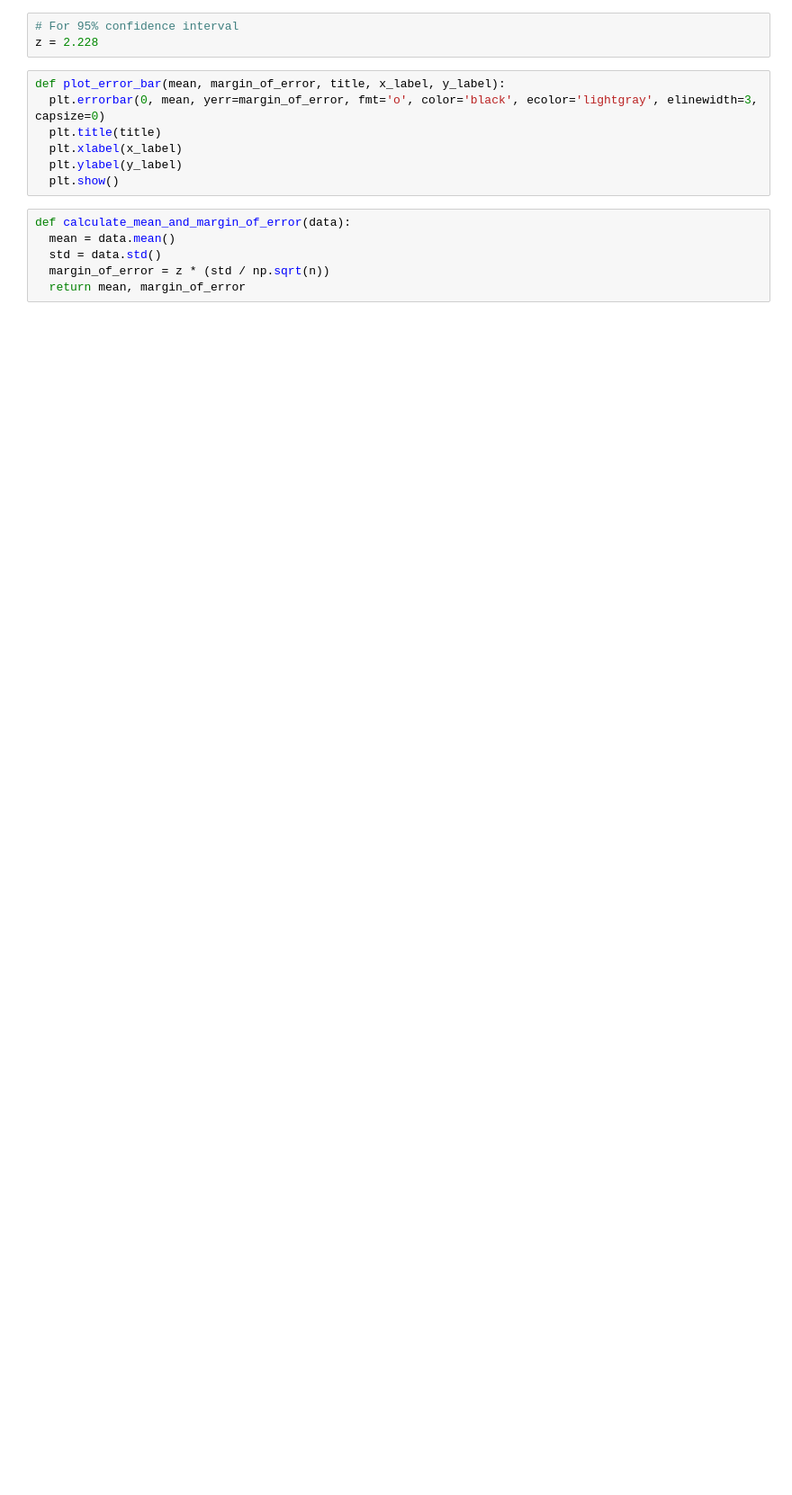
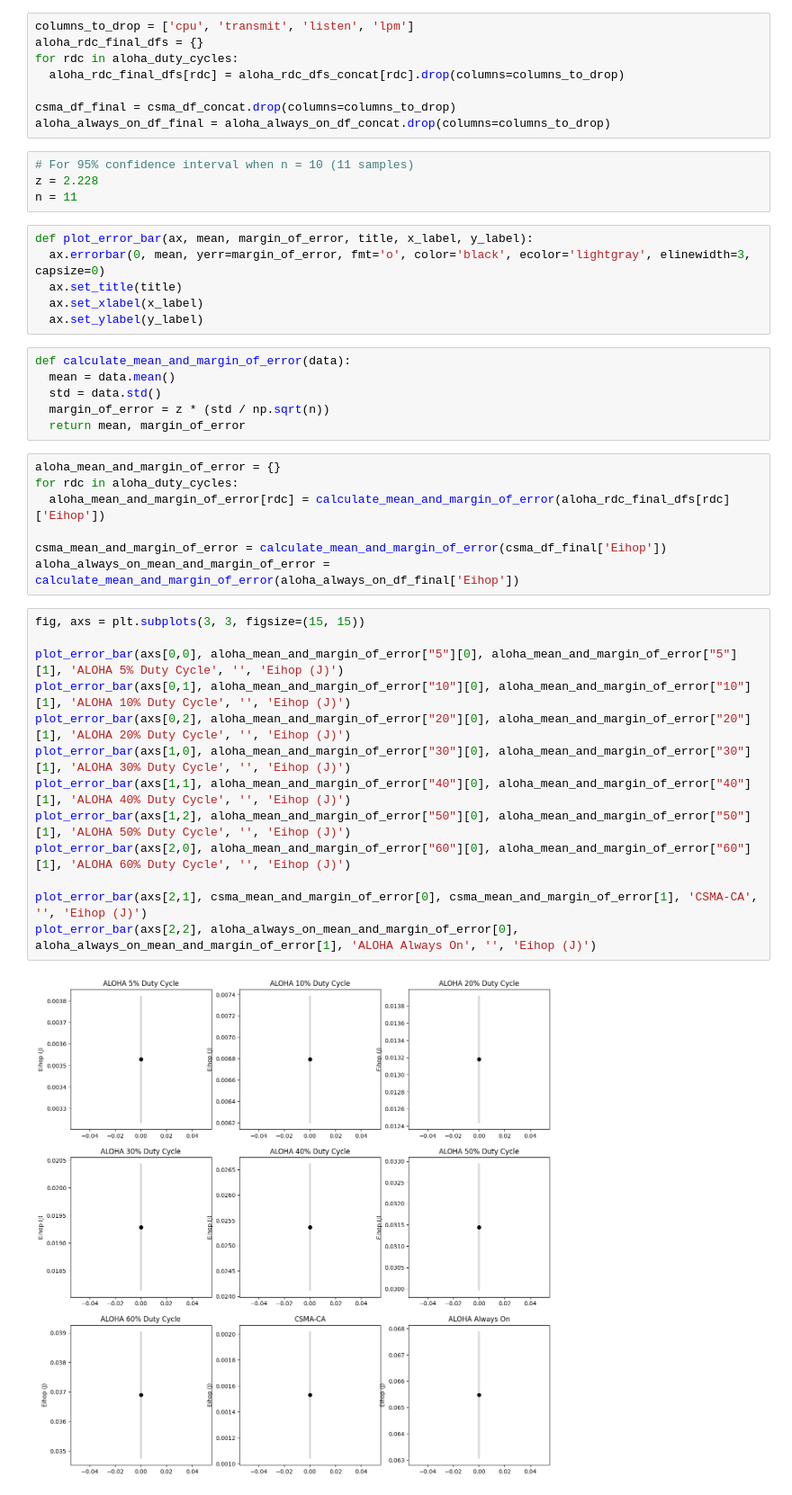
Before and after one commit to KilnerJhow/contiki-aloha, a Jupyter notebook: tcc/confidence_interval.ipynb, the cells around one changed output. Shown at 90% size. Cells and saved outputs as stored; diff of their text form; blank space fills up the shorter version.

Commit message:
added 3 and 1% duty cycle and analysis of them

```diff
--- a/tcc/confidence_interval.ipynb
+++ b/tcc/confidence_interval.ipynb
@@ -79,16 +75,46 @@ csma_df_concat.head()
+# %%
+columns_to_drop = ['cpu', 'transmit', 'listen', 'lpm']
+aloha_rdc_final_dfs = {}
+for rdc in aloha_duty_cycles:
+  aloha_rdc_final_dfs[rdc] = aloha_rdc_dfs_concat[rdc].drop(columns=columns_to_drop)
+
+csma_df_final = csma_df_concat.drop(columns=columns_to_drop)
+aloha_always_on_df_final = aloha_always_on_df_concat.drop(columns=columns_to_drop)
 # %%
-# For 95% confidence interval
+# For 95% confidence interval when n = 10 (11 samples)
 z = 2.228
+n = 11
 # %%
-def plot_error_bar(mean, margin_of_error, title, x_label, y_label):
-  plt.errorbar(0, mean, yerr=margin_of_error, fmt='o', color='black', ecolor='lightgray', elinewidth=3, capsize=0)
-  plt.title(title)
-  plt.xlabel(x_label)
-  plt.ylabel(y_label)
-  plt.show()
+def plot_error_bar(ax, mean, margin_of_error, title, x_label, y_label):
+  ax.errorbar(0, mean, yerr=margin_of_error, fmt='o', color='black', ecolor='lightgray', elinewidth=3, capsize=0)
+  ax.set_title(title)
+  ax.set_xlabel(x_label)
+  ax.set_ylabel(y_label)
 # %%
 def calculate_mean_and_margin_of_error(data):
   mean = data.mean()
   std = data.std()
   margin_of_error = z * (std / np.sqrt(n))
   return mean, margin_of_error
+# %%
+aloha_mean_and_margin_of_error = {}
+for rdc in aloha_duty_cycles:
+  aloha_mean_and_margin_of_error[rdc] = calculate_mean_and_margin_of_error(aloha_rdc_final_dfs[rdc]['Eihop'])
+
+csma_mean_and_margin_of_error = calculate_mean_and_margin_of_error(csma_df_final['Eihop'])
+aloha_always_on_mean_and_margin_of_error = calculate_mean_and_margin_of_error(aloha_always_on_df_final['Eihop'])
+# %%
+fig, axs = plt.subplots(3, 3, figsize=(15, 15))
+
+plot_error_bar(axs[0,0], aloha_mean_and_margin_of_error["5"][0], aloha_mean_and_margin_of_error["5"][1], 'ALOHA 5% Duty Cycle', '', 'Eihop (J)')
+plot_error_bar(axs[0,1], aloha_mean_and_margin_of_error["10"][0], aloha_mean_and_margin_of_error["10"][1], 'ALOHA 10% Duty Cycle', '', 'Eihop (J)')
+plot_error_bar(axs[0,2], aloha_mean_and_margin_of_error["20"][0], aloha_mean_and_margin_of_error["20"][1], 'ALOHA 20% Duty Cycle', '', 'Eihop (J)')
+plot_error_bar(axs[1,0], aloha_mean_and_margin_of_error["30"][0], aloha_mean_and_margin_of_error["30"][1], 'ALOHA 30% Duty Cycle', '', 'Eihop (J)')
+plot_error_bar(axs[1,1], aloha_mean_and_margin_of_error["40"][0], aloha_mean_and_margin_of_error["40"][1], 'ALOHA 40% Duty Cycle', '', 'Eihop (J)')
+plot_error_bar(axs[1,2], aloha_mean_and_margin_of_error["50"][0], aloha_mean_and_margin_of_error["50"][1], 'ALOHA 50% Duty Cycle', '', 'Eihop (J)')
+plot_error_bar(axs[2,0], aloha_mean_and_margin_of_error["60"][0], aloha_mean_and_margin_of_error["60"][1], 'ALOHA 60% Duty Cycle', '', 'Eihop (J)')
+
+plot_error_bar(axs[2,1], csma_mean_and_margin_of_error[0], csma_mean_and_margin_of_error[1], 'CSMA-CA', '', 'Eihop (J)')
+plot_error_bar(axs[2,2], aloha_always_on_mean_and_margin_of_error[0], aloha_always_on_mean_and_margin_of_error[1], 'ALOHA Always On', '', 'Eihop (J)')
+# %% [output]
+[figure, added]
```
Also changed, not shown: parts of 10 cells of this notebook, 53 other files.
